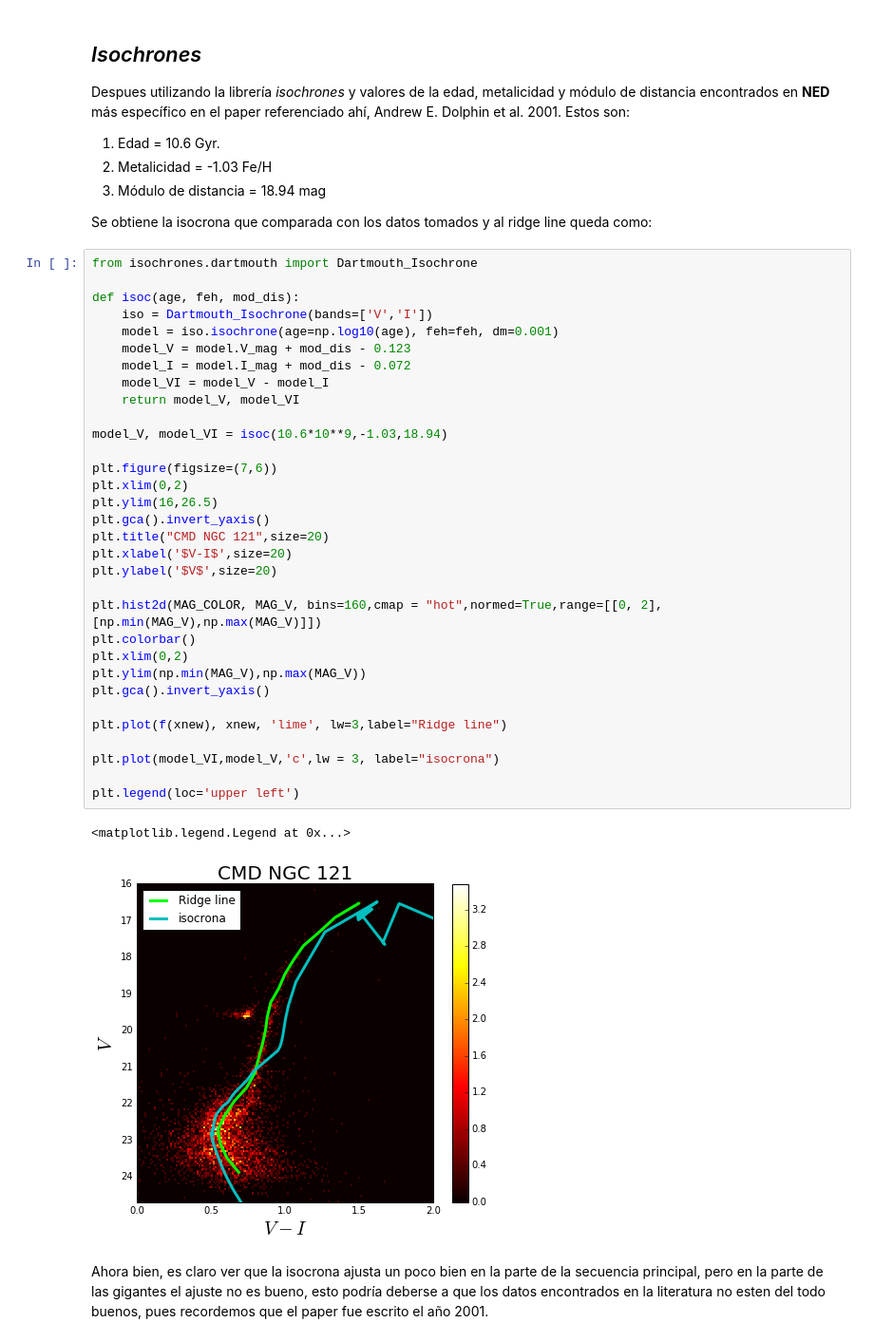
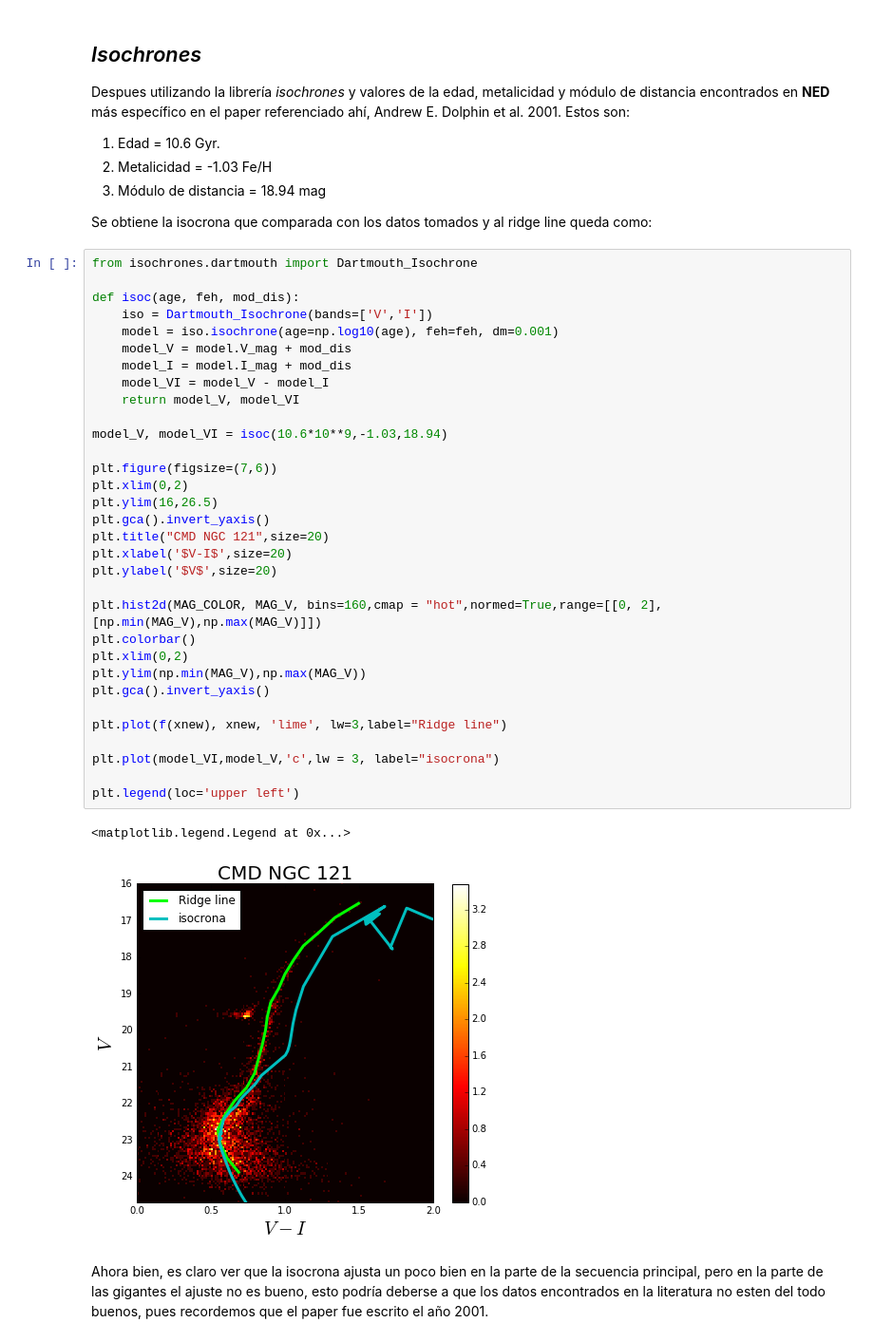
Before and after one commit to Pedro73/Astro-Exp, a Jupyter notebook: Tarea 1/Parte II/Proyecto 2.ipynb, the cells around one changed output. Shown at 95% size. Saved outputs shown, nothing was run; the diff lists cells and outputs as text.

```diff
--- a/Tarea 1/Parte II/Proyecto 2.ipynb
+++ b/Tarea 1/Parte II/Proyecto 2.ipynb
@@ -154,36 +154,36 @@ from isochrones.dartmouth import Dartmouth_Isochrone
 
 def isoc(age, feh, mod_dis):
     iso = Dartmouth_Isochrone(bands=['V','I'])
     model = iso.isochrone(age=np.log10(age), feh=feh, dm=0.001)
-    model_V = model.V_mag + mod_dis - 0.123
-    model_I = model.I_mag + mod_dis - 0.072
+    model_V = model.V_mag + mod_dis
+    model_I = model.I_mag + mod_dis
     model_VI = model_V - model_I
     return model_V, model_VI
 
 model_V, model_VI = isoc(10.6*10**9,-1.03,18.94)
 
 plt.figure(figsize=(7,6))
 plt.xlim(0,2)
 plt.ylim(16,26.5)
 plt.gca().invert_yaxis()
 plt.title("CMD NGC 121",size=20)
 plt.xlabel('$V-I$',size=20)
 plt.ylabel('$V$',size=20)
 
 plt.hist2d(MAG_COLOR, MAG_V, bins=160,cmap = "hot",normed=True,range=[[0, 2], [np.min(MAG_V),np.max(MAG_V)]])
 plt.colorbar()
 plt.xlim(0,2)
 plt.ylim(np.min(MAG_V),np.max(MAG_V))
 plt.gca().invert_yaxis()
 
 plt.plot(f(xnew), xnew, 'lime', lw=3,label="Ridge line")
 
 plt.plot(model_VI,model_V,'c',lw = 3, label="isocrona")
 
 plt.legend(loc='upper left')
 # %% [output]
 <matplotlib.legend.Legend at 0x...>
-[figure, old version]
+[figure, new version]
 # %% [markdown]
 Ahora bien, es claro ver que la isocrona ajusta un poco bien en la parte de la secuencia principal, pero en la parte de las gigantes el ajuste no es bueno, esto podría deberse a que los datos encontrados en la literatura no esten del todo buenos, pues recordemos que el paper fue escrito el año 2001.
 # %%
```
Also changed, not shown: parts of 1 cell of this notebook.
